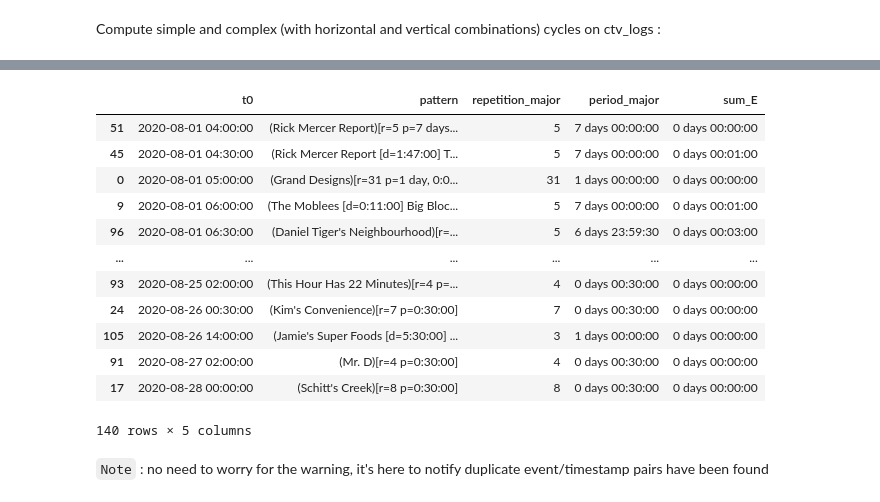
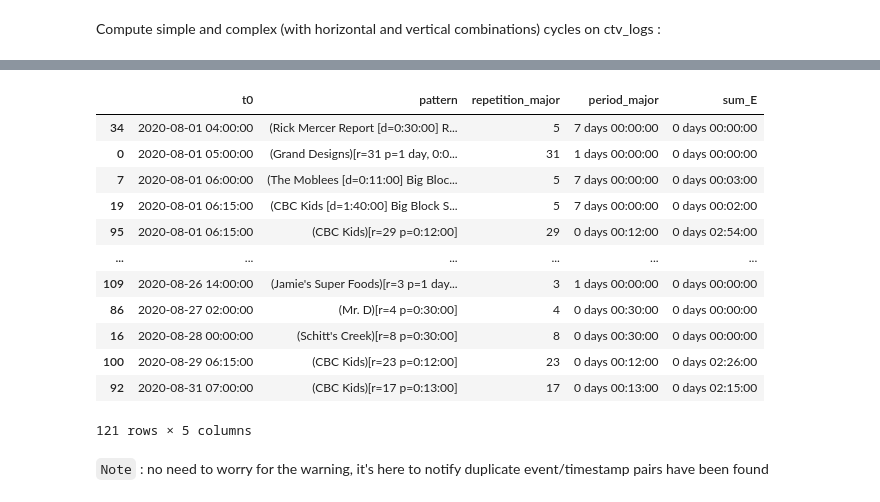
Before and after one commit to scikit-mine/scikit-mine, a Jupyter notebook: docs/tutorials/periodic/periodic_pattern_mining_on_canadian_TV_logs.ipynb, the cells around one changed output, grey strips where cells are left out. Cells and saved outputs as stored; diff of their text form; code cells hidden in the pictures.

Commit message:
update tuto periodic_pattern_mining_on_canadian_TV_logs.ipynb with transform

```diff
--- a/docs/tutorials/periodic/periodic_pattern_mining_on_canadian_TV_logs.ipynb
+++ b/docs/tutorials/periodic/periodic_pattern_mining_on_canadian_TV_logs.ipynb
@@ -232,4 +201,4 @@ Autoscale remove nb zeros  10
 # %% [markdown]
 Compute simple and complex (with horizontal and vertical combinations) cycles on ctv_logs :
 # %%
-pcm = PeriodicPatternMiner().fit(ctv_logs)
+pcm = PeriodicPatternMiner(complex=True).fit(ctv_logs)
@@ -247,20 +205,20 @@ Autoscale remove nb zeros  10
 # %%
-cycles = pcm.discover()
+cycles = pcm.transform(ctv_logs)
 cycles
 # %% [output]
 |  | t0 | pattern | repetition_major | period_major | sum_E |
-| 51 | 2020-08-01 04:00:00 | (Rick Mercer Report)[r=5 p=7 days... | 5 | 7 days 00:00:00 | 0 days 00:00:00 |
-| 45 | 2020-08-01 04:30:00 | (Rick Mercer Report [d=1:47:00] T... | 5 | 7 days 00:00:00 | 0 days 00:01:00 |
+| 34 | 2020-08-01 04:00:00 | (Rick Mercer Report [d=0:30:00] R... | 5 | 7 days 00:00:00 | 0 days 00:00:00 |
 | 0 | 2020-08-01 05:00:00 | (Grand Designs)[r=31 p=1 day, 0:0... | 31 | 1 days 00:00:00 | 0 days 00:00:00 |
-| 9 | 2020-08-01 06:00:00 | (The Moblees [d=0:11:00] Big Bloc... | 5 | 7 days 00:00:00 | 0 days 00:01:00 |
-| 96 | 2020-08-01 06:30:00 | (Daniel Tiger's Neighbourhood)[r=... | 5 | 6 days 23:59:30 | 0 days 00:03:00 |
+| 7 | 2020-08-01 06:00:00 | (The Moblees [d=0:11:00] Big Bloc... | 5 | 7 days 00:00:00 | 0 days 00:03:00 |
+| 19 | 2020-08-01 06:15:00 | (CBC Kids [d=1:40:00] Big Block S... | 5 | 7 days 00:00:00 | 0 days 00:02:00 |
+| 95 | 2020-08-01 06:15:00 | (CBC Kids)[r=29 p=0:12:00] | 29 | 0 days 00:12:00 | 0 days 02:54:00 |
 | ... | ... | ... | ... | ... | ... |
-| 93 | 2020-08-25 02:00:00 | (This Hour Has 22 Minutes)[r=4 p=... | 4 | 0 days 00:30:00 | 0 days 00:00:00 |
-| 24 | 2020-08-26 00:30:00 | (Kim's Convenience)[r=7 p=0:30:00] | 7 | 0 days 00:30:00 | 0 days 00:00:00 |
-| 105 | 2020-08-26 14:00:00 | (Jamie's Super Foods [d=5:30:00] ... | 3 | 1 days 00:00:00 | 0 days 00:00:00 |
-| 91 | 2020-08-27 02:00:00 | (Mr. D)[r=4 p=0:30:00] | 4 | 0 days 00:30:00 | 0 days 00:00:00 |
-| 17 | 2020-08-28 00:00:00 | (Schitt's Creek)[r=8 p=0:30:00] | 8 | 0 days 00:30:00 | 0 days 00:00:00 |
+| 109 | 2020-08-26 14:00:00 | (Jamie's Super Foods)[r=3 p=1 day... | 3 | 1 days 00:00:00 | 0 days 00:00:00 |
+| 86 | 2020-08-27 02:00:00 | (Mr. D)[r=4 p=0:30:00] | 4 | 0 days 00:30:00 | 0 days 00:00:00 |
+| 16 | 2020-08-28 00:00:00 | (Schitt's Creek)[r=8 p=0:30:00] | 8 | 0 days 00:30:00 | 0 days 00:00:00 |
+| 100 | 2020-08-29 06:15:00 | (CBC Kids)[r=23 p=0:12:00] | 23 | 0 days 00:12:00 | 0 days 02:26:00 |
+| 92 | 2020-08-31 07:00:00 | (CBC Kids)[r=17 p=0:13:00] | 17 | 0 days 00:13:00 | 0 days 02:15:00 |
-140 rows × 5 columns
+121 rows × 5 columns
 # %% [markdown]
 `Note` : no need to worry for the warning, it's here to notify duplicate event/timestamp pairs have been found
 # %% [markdown]
```
Also changed, not shown: parts of 17 cells of this notebook, 1 other file.
